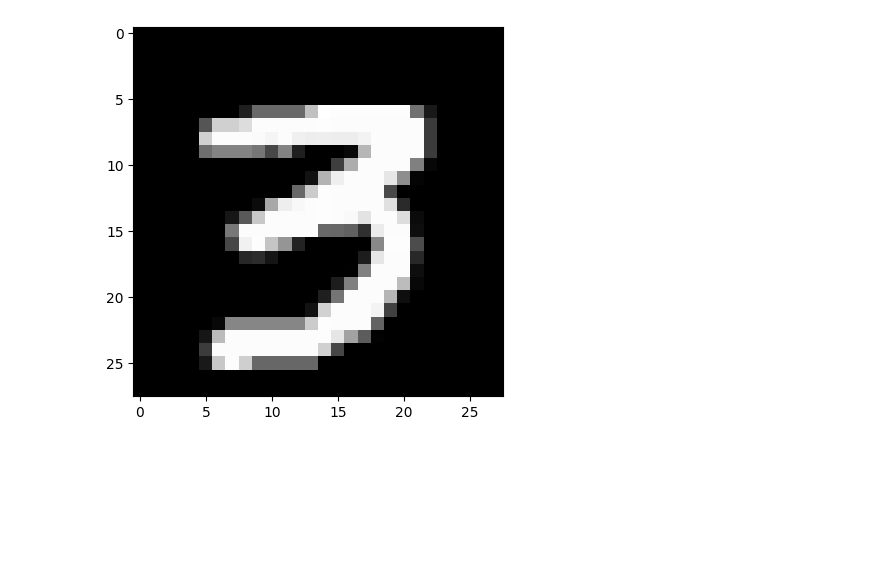
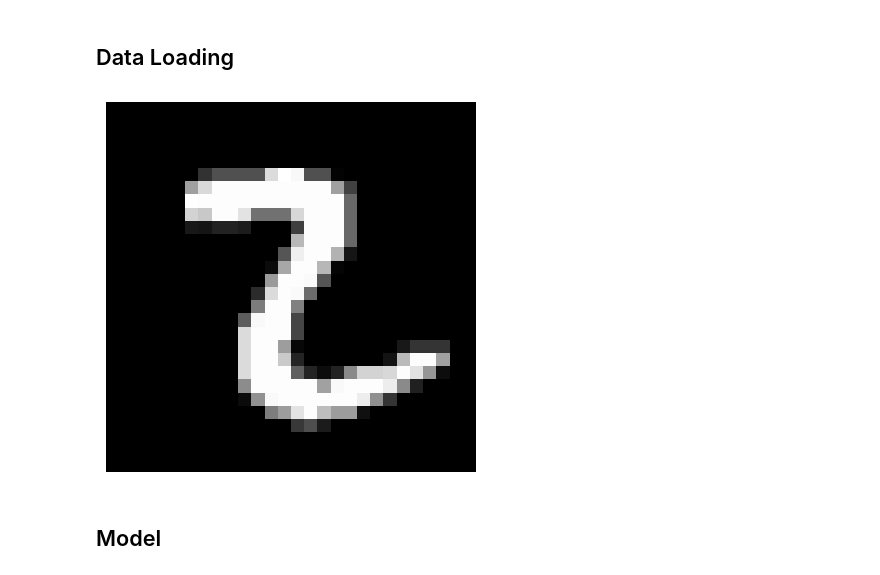
Before and after one commit to hayden-donnelly/febam, a Jupyter notebook: scripts/febam.ipynb, the cells around one changed output. Drawn from its saved outputs; the diff is of its cells as text; code cells hidden in the pictures; blank space fills up the shorter version.

```diff
--- a/scripts/febam.ipynb
+++ b/scripts/febam.ipynb
@@ -4,29 +4,44 @@ from torch import nn
 import torchvision
 import torchvision.transforms as transforms
 import matplotlib.pyplot as plt
+# %%
+def plot_loss(losses, epochs):
+    fig, ax = plt.subplots()
+    ax.plot([i for i in range(epochs)], losses)
+    ax.set_xlabel('Epochs')
+    ax.set_ylabel('Mean Squared Error')
+
+def plot_image(image):
+    fig, ax = plt.subplots()
+    ax.imshow(image, cmap='gray')
+    ax.axis('off')
+    plt.show()
+# %% [markdown]
+## Data Loading
 # %%
 # define a transform to convert the images to tensors and normalize them
 transform = transforms.Compose([
     transforms.ToTensor(),
     transforms.Normalize((0.5,), (0.5,))
 ])
 
 # download and load the training dataset
 train_dataset = torchvision.datasets.MNIST(
     root='../data/hidden',
     train=True,
     download=True,
     transform=transform
 )
 train_loader = torch.utils.data.DataLoader(
     train_dataset,
     batch_size=1,
     num_workers=0,
     shuffle=True
 )
 
 image, _ = next(iter(train_loader))
-plt.imshow(image.squeeze(), cmap='gray')
-plt.show()
+plot_image(image.squeeze())
 # %% [output]
-[figure, old version]
+[figure, new version]
+# %% [markdown]
+## Model
```
Also changed, not shown: parts of 7 cells of this notebook.
